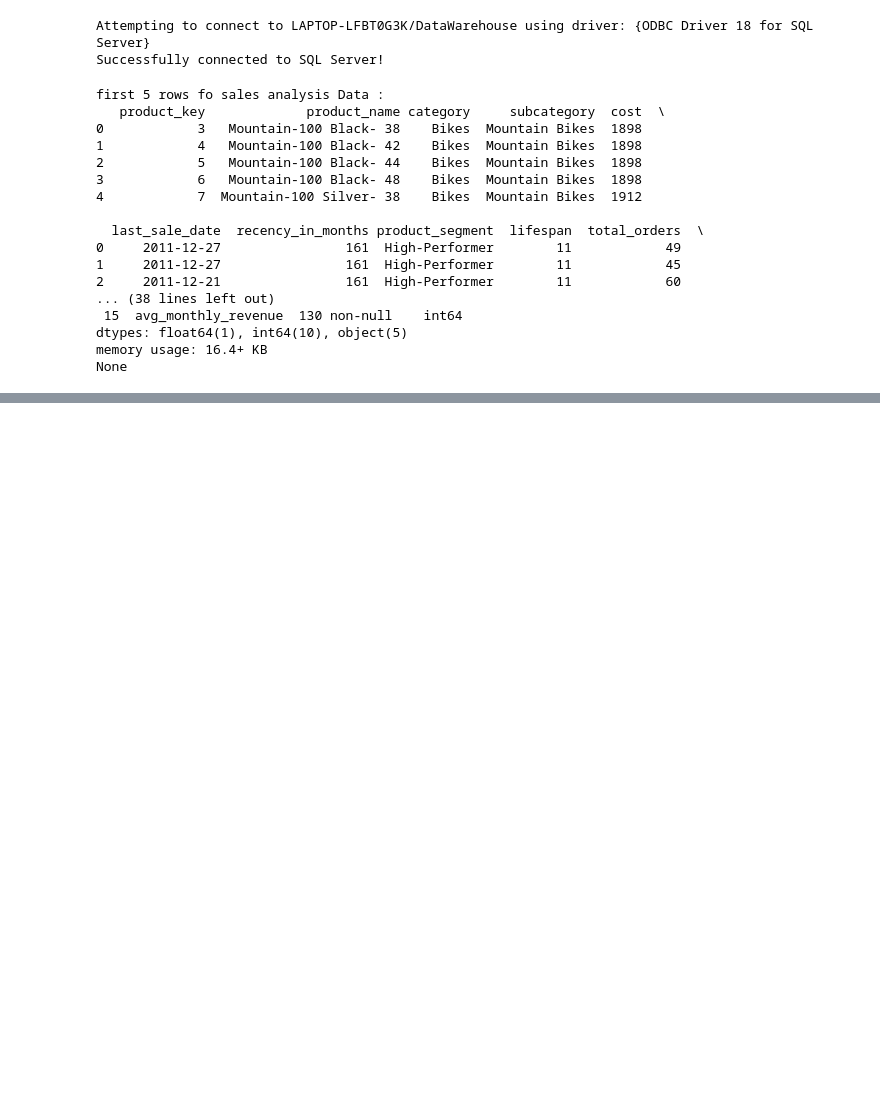
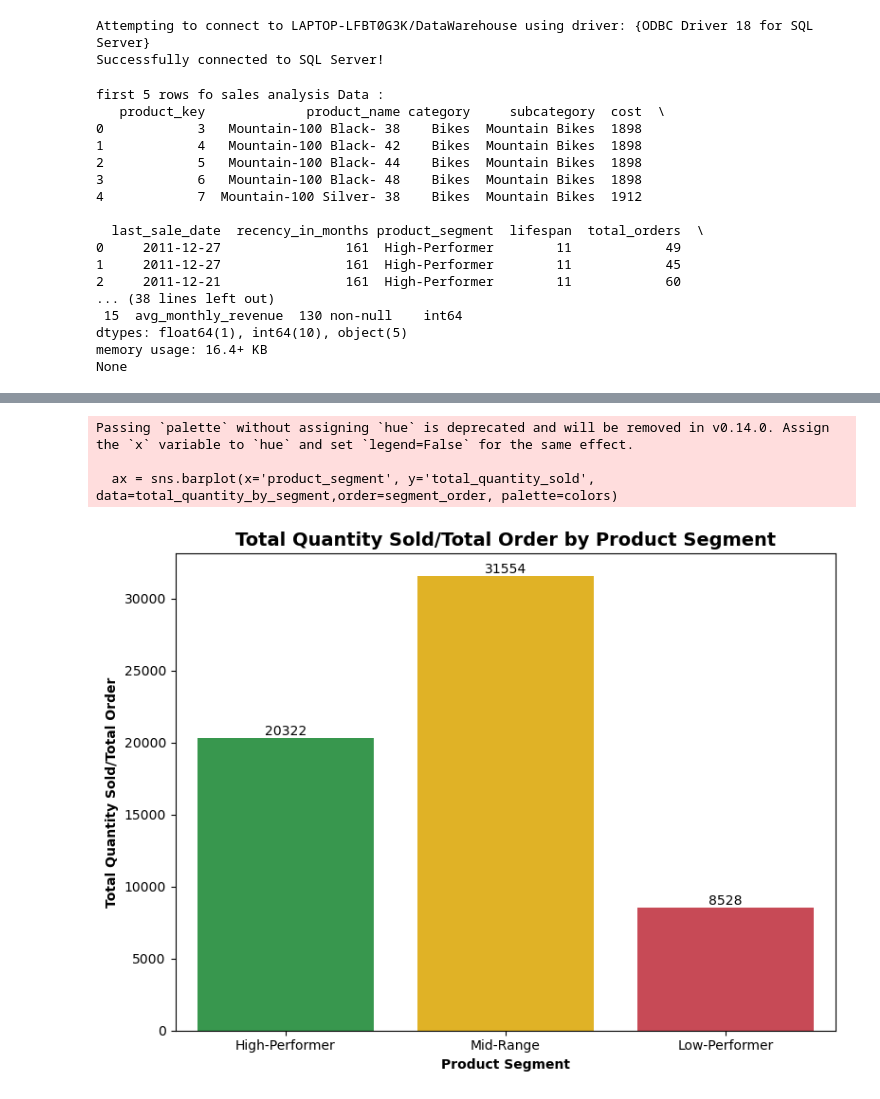
Before and after one commit to AyushRawat-ghost/Data-Science-And-Engineering, a Jupyter notebook: Data Warehouse and its Anlytics/Visualization/Scripts/product_report.ipynb, the cells around one changed output, grey strips where cells are left out. Cells and saved outputs as stored; diff of their text form; code cells hidden in the pictures; blank space fills up the shorter version.

```diff
--- a/Data Warehouse and its Anlytics/Visualization/Scripts/product_report.ipynb
+++ b/Data Warehouse and its Anlytics/Visualization/Scripts/product_report.ipynb
@@ -142,0 +198,23 @@ None
+# %%
+plt.figure(figsize=(8, 6))
+total_quantity_by_segment = df_product_report.groupby('product_segment')['total_quantity'].sum().reset_index()
+total_quantity_by_segment.columns = ['product_segment', 'total_quantity_sold']
+
+segment_order = ['High-Performer', 'Mid-Range', 'Low-Performer']
+colors = ['#28a745', '#ffc107', '#dc3545']
+
+ax = sns.barplot(x='product_segment', y='total_quantity_sold', data=total_quantity_by_segment,order=segment_order, palette=colors)
+
+plt.title('Total Quantity Sold/Total Order by Product Segment', fontweight='bold', fontsize=14)
+plt.xlabel('Product Segment',fontweight='bold')
+plt.ylabel('Total Quantity Sold/Total Order',fontweight='bold')
+
+for bar in ax.patches:
+    ax.text(bar.get_x() + bar.get_width() / 2,bar.get_height() + 10,f'{int(bar.get_height())}',ha='center', va='bottom',fontsize=10, color='black')
+plt.tight_layout()
+plt.show()
+# %% [output]
+Passing `palette` without assigning `hue` is deprecated and will be removed in v0.14.0. Assign the `x` variable to `hue` and set `legend=False` for the same effect.
+
+  ax = sns.barplot(x='product_segment', y='total_quantity_sold', data=total_quantity_by_segment,order=segment_order, palette=colors)
+[figure, added]
```
Also changed, not shown: parts of 5 cells of this notebook, 24 other files.
